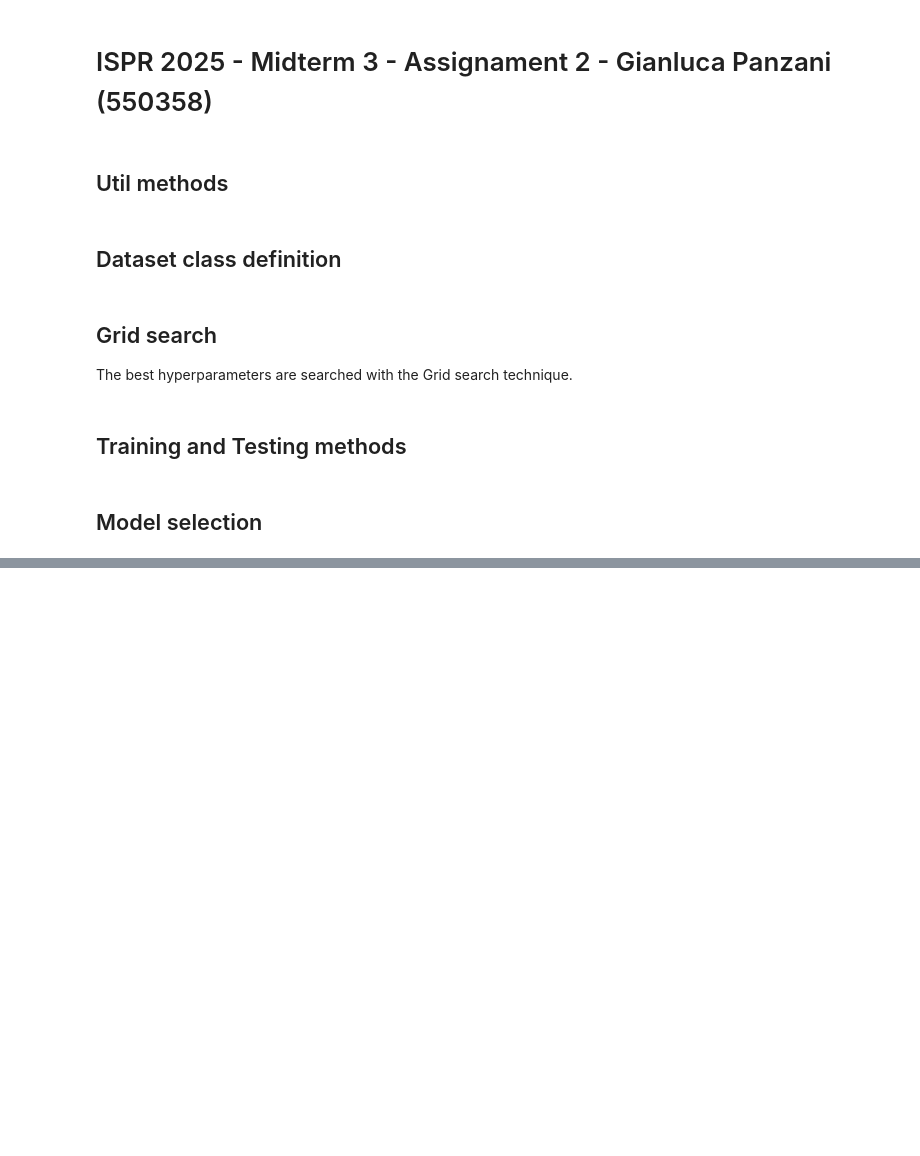
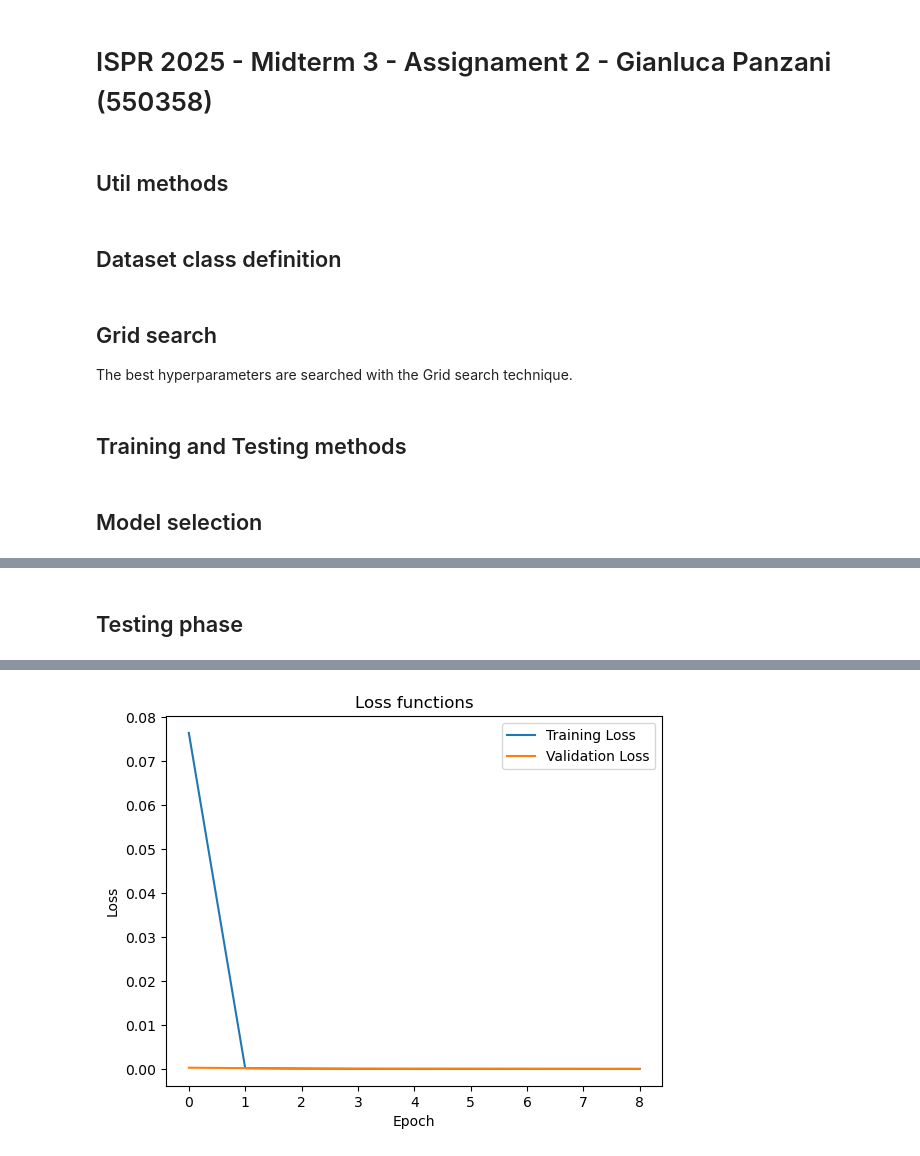
Before and after one commit to GianlucaPanzani/ISPR-assignments, a Jupyter notebook: midterm3/semantic_segmentation.ipynb, the cells around one changed output, grey strips where cells are left out. Cells and saved outputs as stored; diff of their text form; code cells hidden in the pictures; blank space fills up the shorter version.

```diff
--- a/midterm3/semantic_segmentation.ipynb
+++ b/midterm3/semantic_segmentation.ipynb
@@ -392,0 +443,15 @@ Epoch 10/10: TR_loss=0.0002 - VL_loss=0.0001
+# %% [markdown]
+## Testing phase
+# %%
+# Evaluation phase
+accuracy, avg_loss = evaluate(
+    model=best_model_obj['model'],
+    ts_dataloader=test_loader,
+    criterion=criterion,
+    device=torch.device('cuda' if torch.cuda.is_available() else 'cpu')
+)
+
+# Shows the results
+print(f'Test Loss: {avg_loss:.5f}\nTest Accuracy: {accuracy:.4f}')
+show_plot(best_model_obj['tr_losses'], best_model_obj['vl_losses'])
+# %% [output]
@@ -392,0 +460 @@ Epoch 10/10: TR_loss=0.0002 - VL_loss=0.0001
+[figure, added]
```
Also changed, not shown: parts of 4 cells of this notebook.
